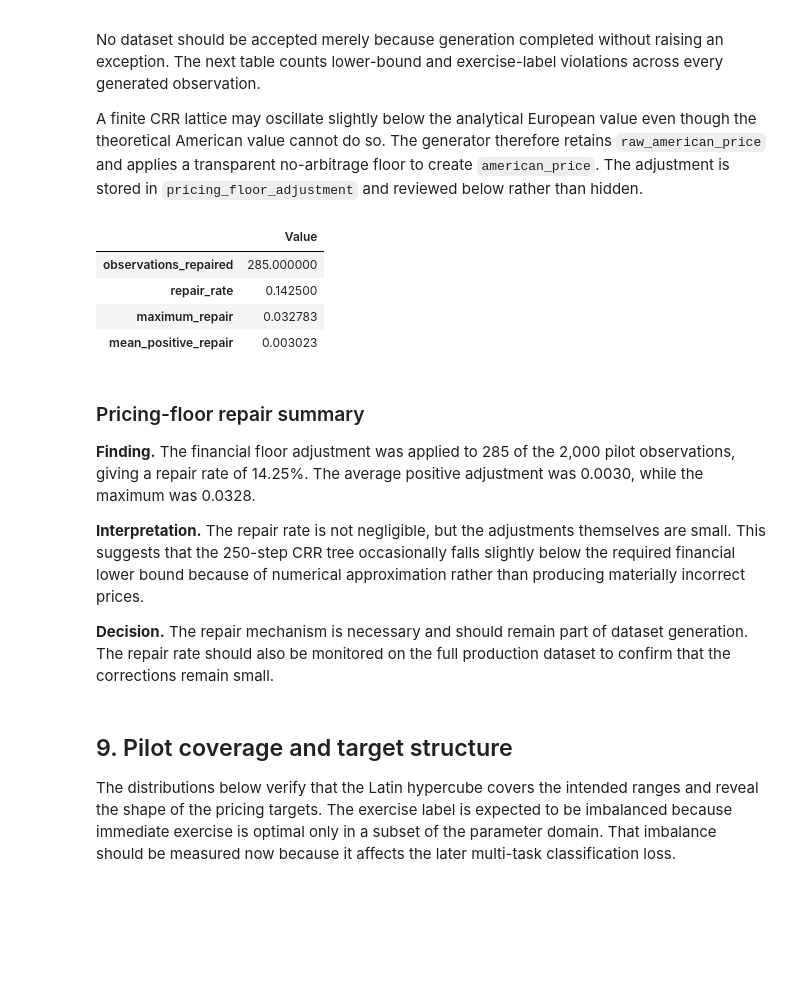
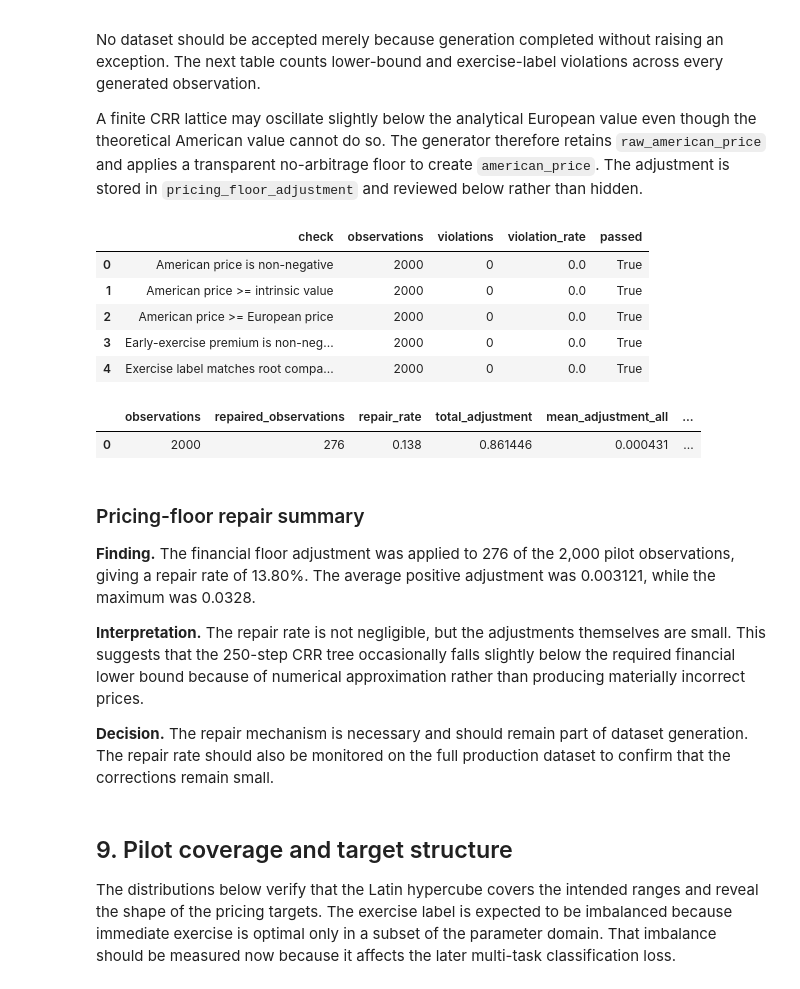
Before and after one commit to Kamend1/deep_learning_american_option_pricing, a Jupyter notebook: notebooks/02_american_option_data_generation.ipynb, the cells around one changed output. Cells and saved outputs as stored; diff of their text form; code cells hidden in the pictures; blank space fills up the shorter version.

```diff
--- a/notebooks/02_american_option_data_generation.ipynb
+++ b/notebooks/02_american_option_data_generation.ipynb
@@ -497,31 +499,27 @@ No dataset should be accepted merely because generation completed without raisin
 A finite CRR lattice may oscillate slightly below the analytical European value even though the theoretical American value cannot do so. The generator therefore retains `raw_american_price` and applies a transparent no-arbitrage floor to create `american_price`. The adjustment is stored in `pricing_floor_adjustment` and reviewed below rather than hidden.
 # %%
 pilot_checks = summarize_dataset_financial_checks(pilot_dataset)
-pilot_checks
+display(pilot_checks)
 
-repair_summary = pd.Series({
-    "observations_repaired": int((pilot_dataset["pricing_floor_adjustment"] > 0).sum()),
-    "repair_rate": float((pilot_dataset["pricing_floor_adjustment"] > 0).mean()),
-    "maximum_repair": float(pilot_dataset["pricing_floor_adjustment"].max()),
-    "mean_positive_repair": float(
-        pilot_dataset.loc[
-            pilot_dataset["pricing_floor_adjustment"] > 0,
-            "pricing_floor_adjustment",
-        ].mean()
-    ) if (pilot_dataset["pricing_floor_adjustment"] > 0).any() else 0.0,
-}, name="Value")
+repair_summary = summarize_floor_adjustments(
+    pilot_dataset,
+    tolerance=1e-12,
+)
 
-repair_summary.to_frame()
+repair_summary
 # %% [output]
-|  | Value |
-| observations_repaired | 285.000000 |
-| repair_rate | 0.142500 |
-| maximum_repair | 0.032783 |
-| mean_positive_repair | 0.003023 |
+|  | check | observations | violations | violation_rate | passed |
+| 0 | American price is non-negative | 2000 | 0 | 0.0 | True |
+| 1 | American price >= intrinsic value | 2000 | 0 | 0.0 | True |
+| 2 | American price >= European price | 2000 | 0 | 0.0 | True |
+| 3 | Early-exercise premium is non-neg... | 2000 | 0 | 0.0 | True |
+| 4 | Exercise label matches root compa... | 2000 | 0 | 0.0 | True |
+|  | observations | repaired_observations | repair_rate | total_adjustment | mean_adjustment_all | ... |
+| 0 | 2000 | 276 | 0.138 | 0.861446 | 0.000431 | ... |
 # %% [markdown]
 ### Pricing-floor repair summary
 
-**Finding.** The financial floor adjustment was applied to 285 of the 2,000 pilot observations, giving a repair rate of 14.25%. The average positive adjustment was 0.0030, while the maximum was 0.0328.
+**Finding.** The financial floor adjustment was applied to 276 of the 2,000 pilot observations, giving a repair rate of 13.80%. The average positive adjustment was 0.003121, while the maximum was 0.0328.
 
 **Interpretation.** The repair rate is not negligible, but the adjustments themselves are small. This suggests that the 250-step CRR tree occasionally falls slightly below the required financial lower bound because of numerical approximation rather than producing materially incorrect prices.
 
```
Also changed, not shown: parts of 3 cells of this notebook, 17 other files.
